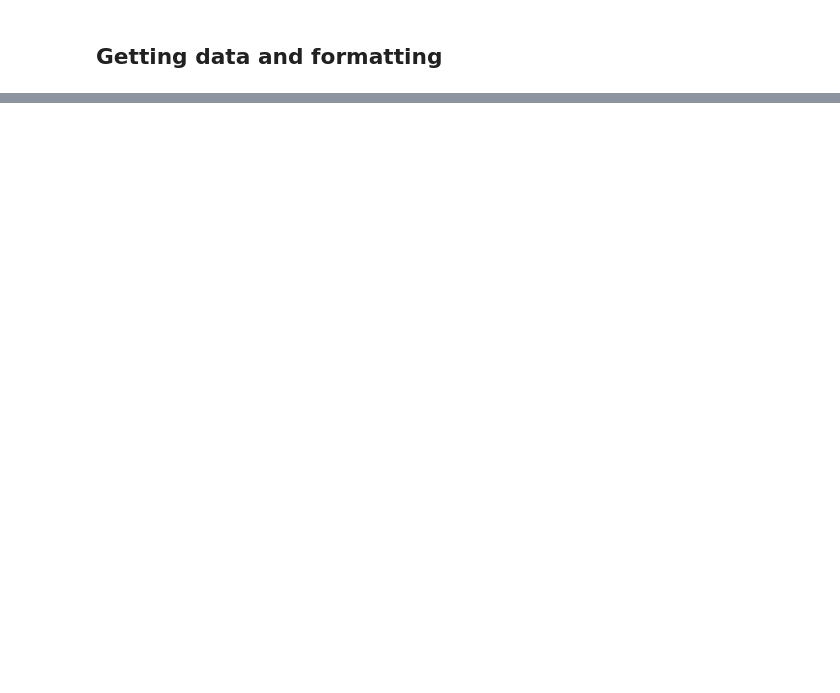
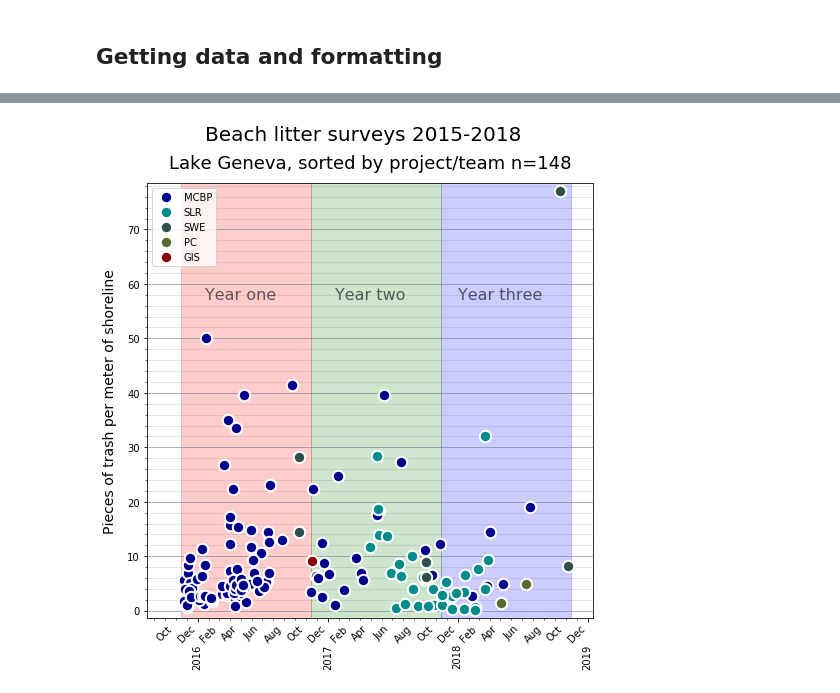
Before and after one commit to hammerdirt/solidWaste2018, a Jupyter notebook: EndOfYearThree.ipynb, the cells around one changed output, grey strips where cells are left out. Saved outputs shown, nothing was run; the diff lists cells and outputs as text; code cells hidden in the pictures; blank space fills up the shorter version.

Commit message:
Year over year distributions Lake Geneva

```diff
--- a/EndOfYearThree.ipynb
+++ b/EndOfYearThree.ipynb
@@ -145,0 +69,17 @@ Tiger-duck-beach, Anarchy-Beach, Préverenges, lacléman_vidy_santie, lacléman_
+# %%
+# urls
+urlLakeDailyTotals = "http://mwshovel.pythonanywhere.com/dirt/daily-total/Lac-Léman/?format=json"
+urlLakeCodeData = "http://mwshovel.pythonanywhere.com/dirt/codes/Lac-Léman/?format=json"
+urlBeachInfo = "http://mwshovel.pythonanywhere.com/dirt/beaches/Lac-Léman/?format=json"
+
+# F getData() converts the from json to a data frame
+lakeDailyTotals = getData(urlLakeDailyTotals)
+lakeCodeTotals = getData(urlLakeCodeData)
+lakeBeaches = getData(urlBeachInfo)
+
+# add a pcs/m column
+lakeDailyPcsM = pcs_m(lakeDailyTotals)
+lakeCodePcsM = pcs_m(lakeCodeTotals)
+
+# get the log of the pcs/m column
+lakeDailyPcsM = logOfPcsMeter(lakeDailyPcsM )
@@ -145,0 +111,6 @@ Tiger-duck-beach, Anarchy-Beach, Préverenges, lacléman_vidy_santie, lacléman_
+# %%
+sweBeaches = [(['Parc-des-Pierrettes','Plage-de-St-Sulpice', "Tiger-duck-beach", "Saint-Sulpice"], "SWE"), (["Versoix"], "GIS")]
+changeProjects = ["mcbp"]
+changeProject(sweBeaches, changeProjects, lakeBeaches)
+# that should be good, now SWE and GIS will show up as projects
+projectBeaches, projectList = getProjectBeaches(lakeBeaches)
@@ -145,0 +123,14 @@ Tiger-duck-beach, Anarchy-Beach, Préverenges, lacléman_vidy_santie, lacléman_
+# %%
+# Organize the data and assign values to the projects:
+beachProjectDict = {vX:k for k,v in projectBeaches.items() for vX in v}
+
+# Map those values to the data set
+lakeDailyPcsM["Project"] = lakeDailyPcsM["location"].map(beachProjectDict)
+
+# Change the dates from string to datetime stamp:
+lakeDailyPcsM["date"] = pd.to_datetime(lakeDailyPcsM["date"])
+
+# Draw the chart:
+makeTimeSeriesAll((8,8),lakeDailyPcsM, projectList, "graphs/distributions/threeYearScatter.svg")
+# %% [output]
+[figure, added]
```
Also changed, not shown: parts of 101 cells of this notebook, 58 other files.
